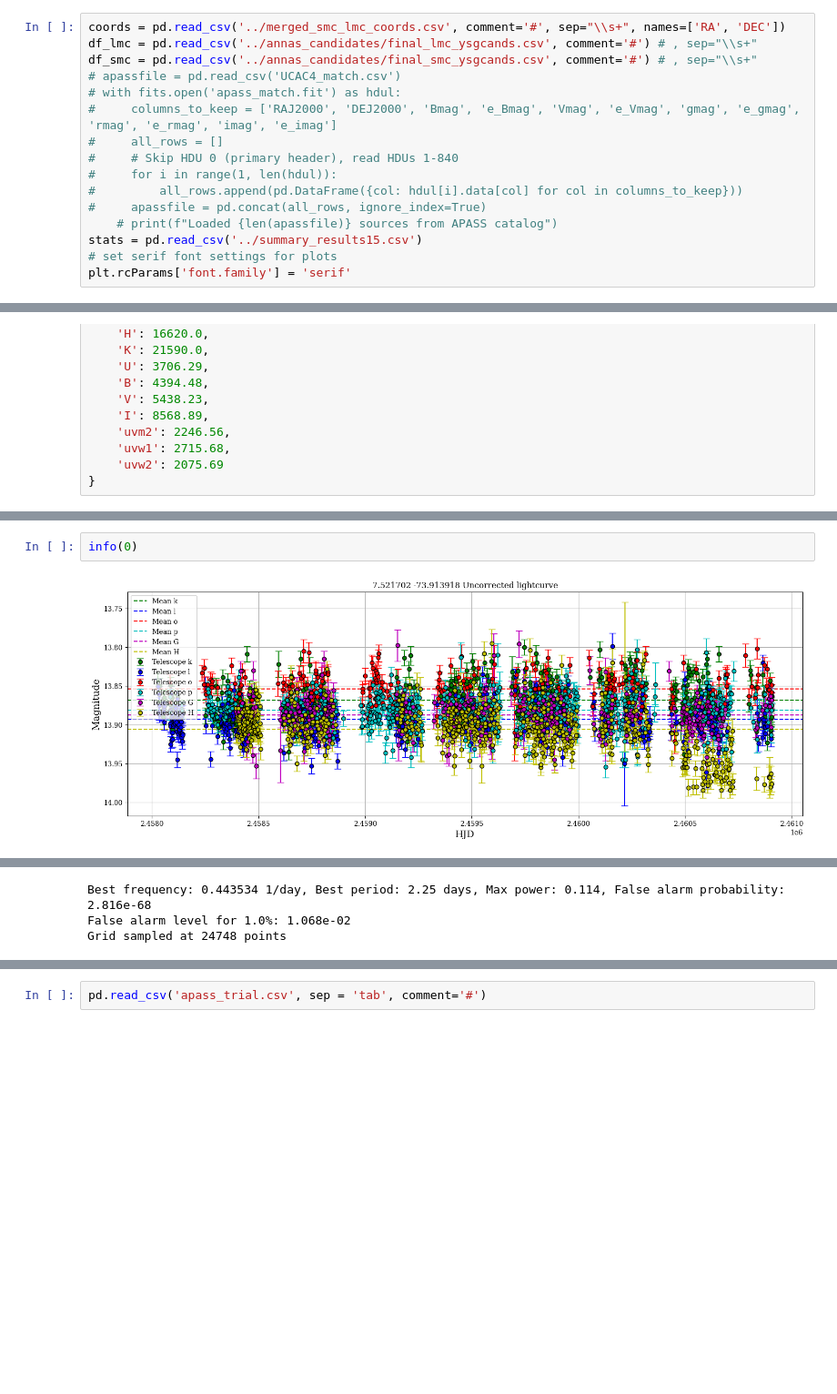
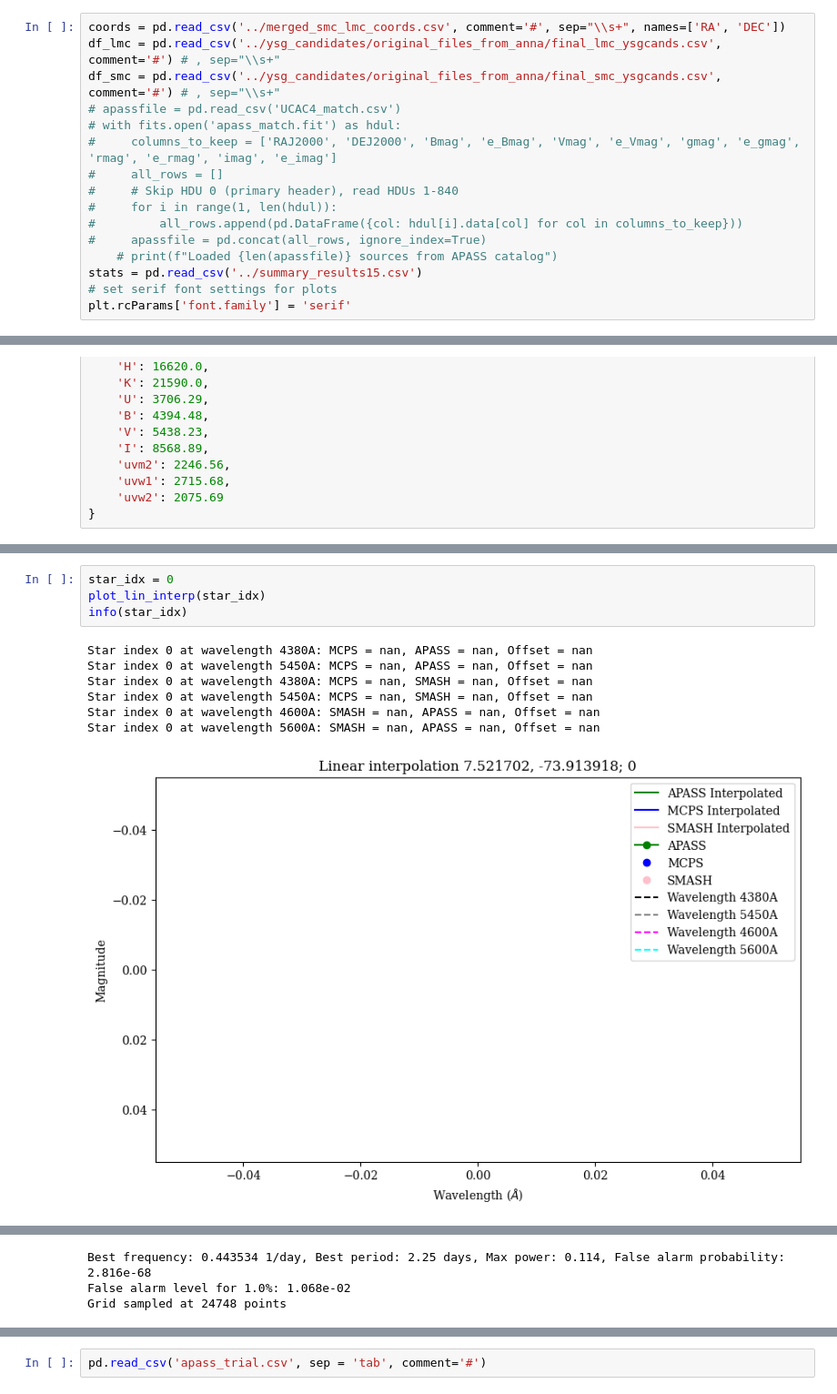
Before and after one commit to skbowes/partially-stripped-ysgs, a Jupyter notebook: synth_phot_temp_estimation/junk.ipynb, the cells around one changed output, grey strips where cells are left out. Shown at 91% size. Drawn from its saved outputs; the diff is of its cells as text; blank space fills up the shorter version.

```diff
--- a/synth_phot_temp_estimation/junk.ipynb
+++ b/synth_phot_temp_estimation/junk.ipynb
@@ -22,8 +22,8 @@ from view_and_clean import offset_corrector #individual_plotter, df_extract, ind
 from metrics import sed_plotter, info, observed_sed, largest_amplitude #, fit_plotter_flux, fit_plotter_flux_v2, mean_med_flux, mean_med_flux_v2, offset_warning, offset_warning_v2,compute_lomb_scargle, plot_periodogram, plot_phase_fold
 # %%
 coords = pd.read_csv('../merged_smc_lmc_coords.csv', comment='#', sep="\\s+", names=['RA', 'DEC'])
-df_lmc = pd.read_csv('../annas_candidates/final_lmc_ysgcands.csv', comment='#') # , sep="\\s+"
-df_smc = pd.read_csv('../annas_candidates/final_smc_ysgcands.csv', comment='#') # , sep="\\s+"
+df_lmc = pd.read_csv('../ysg_candidates/original_files_from_anna/final_lmc_ysgcands.csv', comment='#') # , sep="\\s+"
+df_smc = pd.read_csv('../ysg_candidates/original_files_from_anna/final_smc_ysgcands.csv', comment='#') # , sep="\\s+"
 # apassfile = pd.read_csv('UCAC4_match.csv')
 # with fits.open('apass_match.fit') as hdul:
 #     columns_to_keep = ['RAJ2000', 'DEJ2000', 'Bmag', 'e_Bmag', 'Vmag', 'e_Vmag', 'gmag', 'e_gmag', 'rmag', 'e_rmag', 'imag', 'e_imag']
@@ -467,4 +360,12 @@ NameError: name 'apassfile' is not defined
 # %%
-info(0)
+star_idx = 0
+plot_lin_interp(star_idx)
+info(star_idx)
 # %% [output]
+Star index 0 at wavelength 4380A: MCPS = nan, APASS = nan, Offset = nan
+Star index 0 at wavelength 5450A: MCPS = nan, APASS = nan, Offset = nan
+Star index 0 at wavelength 4380A: MCPS = nan, SMASH = nan, Offset = nan
+Star index 0 at wavelength 5450A: MCPS = nan, SMASH = nan, Offset = nan
+Star index 0 at wavelength 4600A: SMASH = nan, APASS = nan, Offset = nan
+Star index 0 at wavelength 5600A: SMASH = nan, APASS = nan, Offset = nan
-[figure, old version]
+[figure, new version]
@@ -472,3 +372,0 @@ info(0)
-Best frequency: 0.443534 1/day, Best period: 2.25 days, Max power: 0.114, False alarm probability: 2.816e-68
-False alarm level for 1.0%: 1.068e-02
-Grid sampled at 24748 points
@@ -475,0 +374,3 @@ Grid sampled at 24748 points
+Best frequency: 0.443534 1/day, Best period: 2.25 days, Max power: 0.114, False alarm probability: 2.816e-68
+False alarm level for 1.0%: 1.068e-02
+Grid sampled at 24748 points
```
Also changed, not shown: parts of 6 cells of this notebook, 13 other files.
